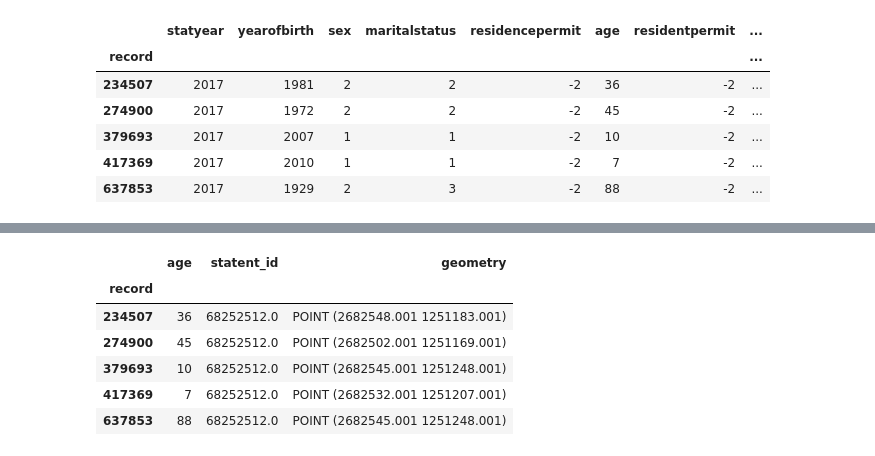
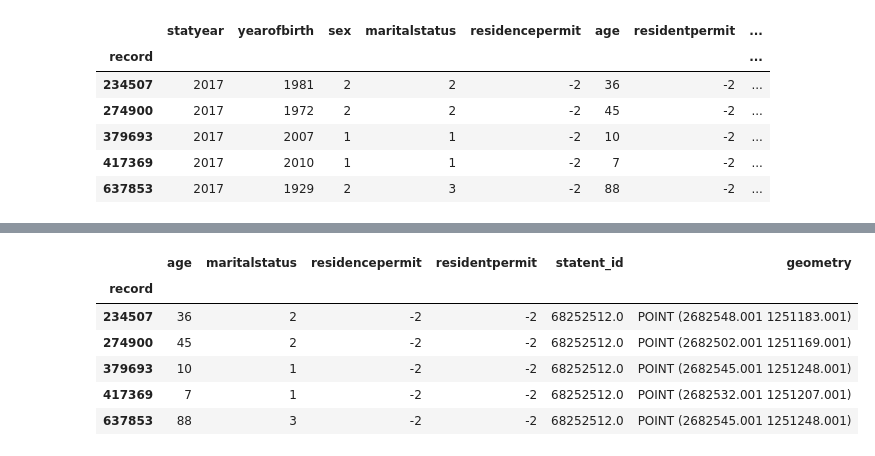
Before and after one commit to lukasballo/snman, a Jupyter notebook: scripts_accessibility_paper/r5.ipynb, the cells around one changed output, grey strips where cells are left out. Drawn from its saved outputs; the diff is of its cells as text; code cells hidden in the pictures.

```diff
--- a/scripts_accessibility_paper/r5.ipynb
+++ b/scripts_accessibility_paper/r5.ipynb
@@ -179,12 +195,14 @@ tt_matrix
 # %%
-statpop_reduced = statpop_filtered.reset_index()[['record', 'age', 'statent_id', 'geometry']]
+statpop_reduced = statpop_filtered.reset_index()[[
+    'record', 'age', 'maritalstatus', 'residencepermit', 'residentpermit', 'statent_id', 'geometry'
+]]
 statpop_reduced.set_index('record', inplace=True)
 statpop_reduced.head()
 # %% [output]
-|  | age | statent_id | geometry |
-| record |  |  |  |
-| 234507 | 36 | 68252512.0 | POINT (2682548.001 1251183.001) |
-| 274900 | 45 | 68252512.0 | POINT (2682502.001 1251169.001) |
-| 379693 | 10 | 68252512.0 | POINT (2682545.001 1251248.001) |
-| 417369 | 7 | 68252512.0 | POINT (2682532.001 1251207.001) |
-| 637853 | 88 | 68252512.0 | POINT (2682545.001 1251248.001) |
+|  | age | maritalstatus | residencepermit | residentpermit | statent_id | geometry |
+| record |  |  |  |  |  |  |
+| 234507 | 36 | 2 | -2 | -2 | 68252512.0 | POINT (2682548.001 1251183.001) |
+| 274900 | 45 | 2 | -2 | -2 | 68252512.0 | POINT (2682502.001 1251169.001) |
+| 379693 | 10 | 1 | -2 | -2 | 68252512.0 | POINT (2682545.001 1251248.001) |
+| 417369 | 7 | 1 | -2 | -2 | 68252512.0 | POINT (2682532.001 1251207.001) |
+| 637853 | 88 | 3 | -2 | -2 | 68252512.0 | POINT (2682545.001 1251248.001) |
```
Also changed, not shown: parts of 18 cells of this notebook, 13 other files.
